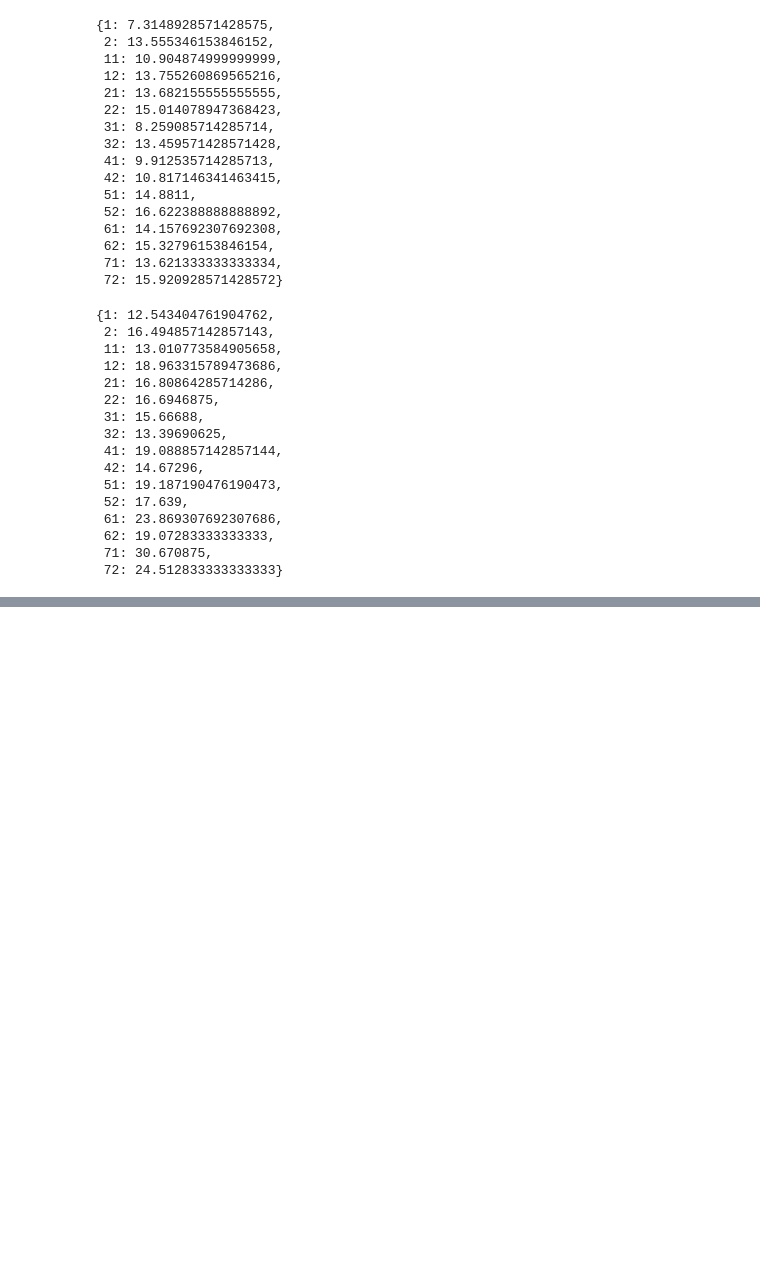
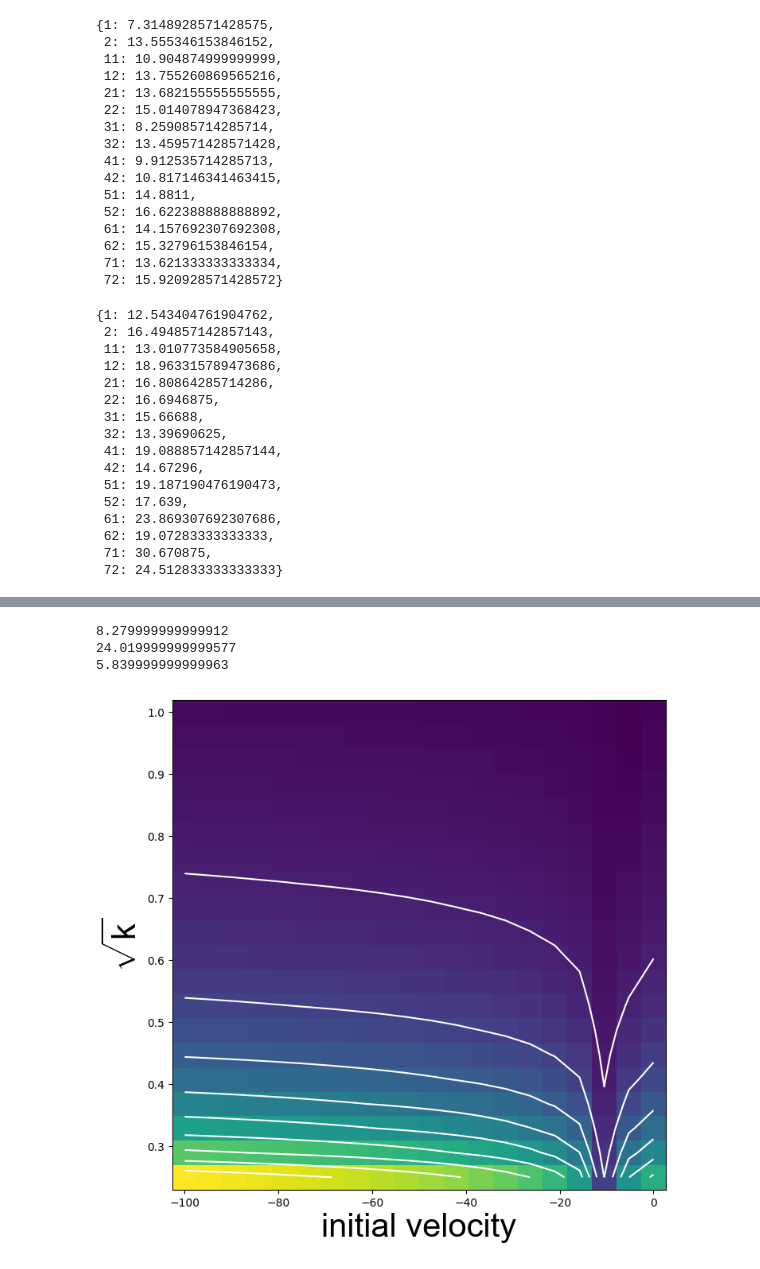
Before and after one commit to shingotabuchi/LbmSwimmer2D, a Jupyter notebook: Assets/Scripts/Neural/Data/analysis.ipynb, the cells around one changed output, grey strips where cells are left out. Cells and saved outputs as stored; diff of their text form; code cells hidden in the pictures; blank space fills up the shorter version.

```diff
--- a/Assets/Scripts/Neural/Data/analysis.ipynb
+++ b/Assets/Scripts/Neural/Data/analysis.ipynb
@@ -273,0 +243,29 @@ ax.plot_surface(X, Y, Z, edgecolor='royalblue', lw=0.5, rstride=8, cstride=8,
+# %%
+from matplotlib import cm
+omega0 = np.linspace(0.25,1,20)
+gamma = 1.0
+initVel = -np.linspace(0,100,20)
+ct = np.zeros((len(omega0),len(initVel)))
+for i in range(len(omega0)):
+    for j in range(len(initVel)):
+        ct[i][j] = convergetime(0.02,omega0[i],gamma,initVel[j],5)
+
+print(ct[19][10])
+print(ct[10][10])
+print(ct[19][0])
+plt.ylabel(r"$\sqrt{k}$",fontsize = 30,**hfont)
+plt.xlabel("initial velocity",fontsize = 30,**hfont)
+# plt.xticks([0,-50,-100],fontname = "Arial",fontsize = 20)
+# plt.yticks([5,10],fontname = "Arial",fontsize = 20)
+plt.pcolormesh(initVel,omega0,ct)
+plt.contour(initVel, omega0, ct,10,colors = 'white')
+plt.show()
+# plt.ylabel("damp")
+# plt.xlabel("initial velocity")
+# plt.pcolormesh(gamma,initVel,ct)
+# plt.show()
+# %% [output]
+8.279999999999912
+24.019999999999577
+5.839999999999963
+[figure, added]
```
Also changed, not shown: parts of 3 cells of this notebook.
